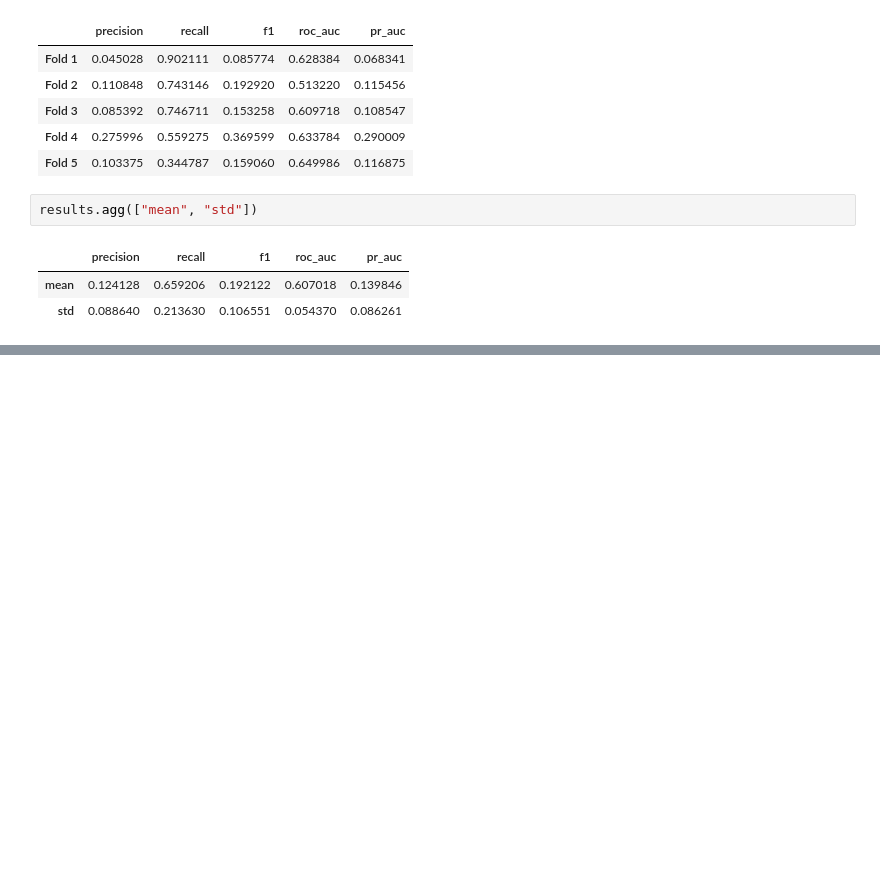
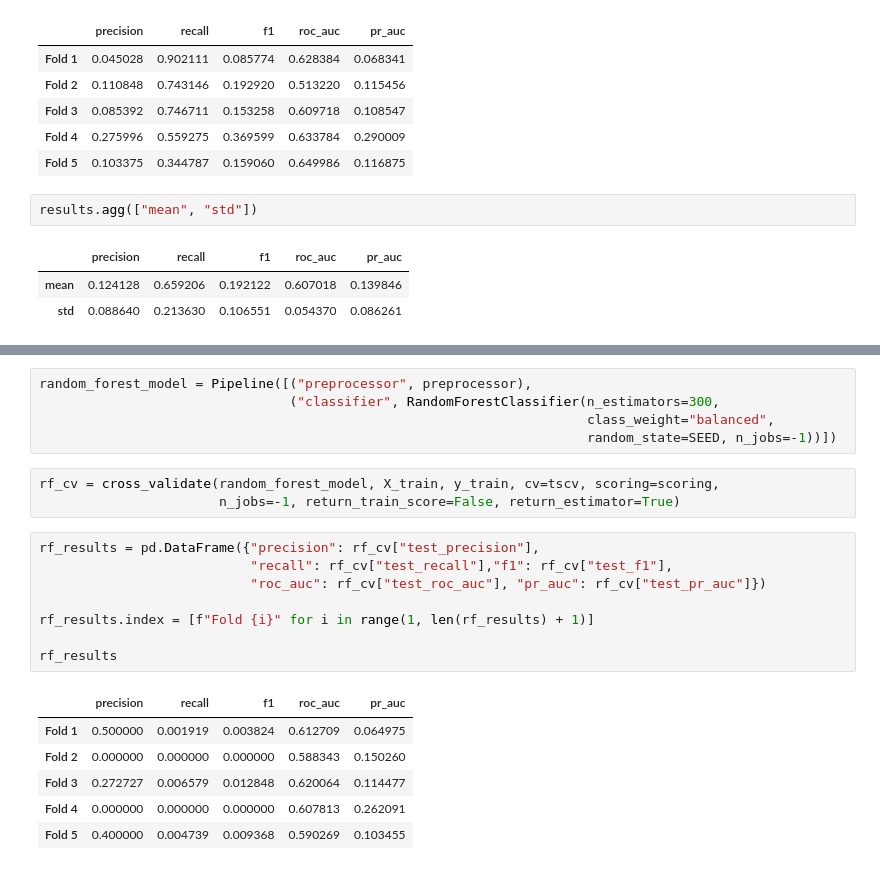
Before and after one commit to DjallenDias/olist_pred, a Jupyter notebook: model.ipynb, the cells around one changed output, grey strips where cells are left out. Drawn from its saved outputs; the diff is of its cells as text; blank space fills up the shorter version.

```diff
--- a/model.ipynb
+++ b/model.ipynb
@@ -248,0 +278,23 @@ results.agg(["mean", "std"])
+# %%
+random_forest_model = Pipeline([("preprocessor", preprocessor),
+                                ("classifier", RandomForestClassifier(n_estimators=300,
+                                                                      class_weight="balanced",
+                                                                      random_state=SEED, n_jobs=-1))])
+# %%
+rf_cv = cross_validate(random_forest_model, X_train, y_train, cv=tscv, scoring=scoring,
+                       n_jobs=-1, return_train_score=False, return_estimator=True)
+# %%
+rf_results = pd.DataFrame({"precision": rf_cv["test_precision"],
+                           "recall": rf_cv["test_recall"],"f1": rf_cv["test_f1"],
+                           "roc_auc": rf_cv["test_roc_auc"], "pr_auc": rf_cv["test_pr_auc"]})
+
+rf_results.index = [f"Fold {i}" for i in range(1, len(rf_results) + 1)]
+
+rf_results
+# %% [output]
+|  | precision | recall | f1 | roc_auc | pr_auc |
+| Fold 1 | 0.500000 | 0.001919 | 0.003824 | 0.612709 | 0.064975 |
+| Fold 2 | 0.000000 | 0.000000 | 0.000000 | 0.588343 | 0.150260 |
+| Fold 3 | 0.272727 | 0.006579 | 0.012848 | 0.620064 | 0.114477 |
+| Fold 4 | 0.000000 | 0.000000 | 0.000000 | 0.607813 | 0.262091 |
+| Fold 5 | 0.400000 | 0.004739 | 0.009368 | 0.590269 | 0.103455 |
```
Also changed, not shown: parts of 5 cells of this notebook.
